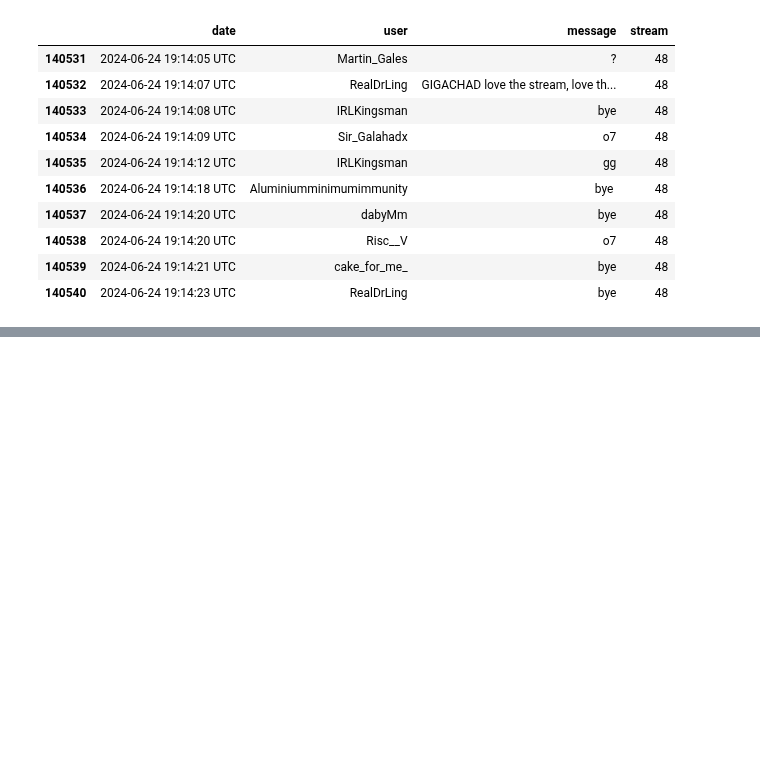
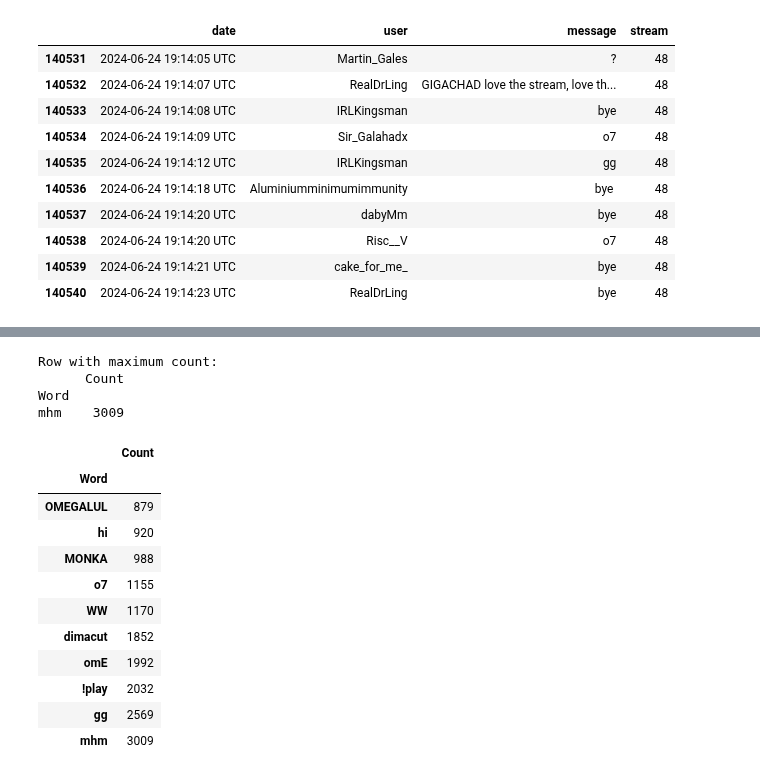
Before and after one commit to balintkardos/ChatlogDorozea, a Jupyter notebook: 7tvusage.ipynb, the cells around one changed output, grey strips where cells are left out. Saved outputs shown, nothing was run; the diff lists cells and outputs as text; code cells hidden in the pictures; blank space fills up the shorter version.

```diff
--- a/7tvusage.ipynb
+++ b/7tvusage.ipynb
@@ -135,0 +151,8 @@ YOUDIED: 64
+# %%
+df = pd.DataFrame(list(word_count.items()), columns=['Word', 'Count'])
+
+# Optionally, set 'Word' column as index
+df.set_index('Word', inplace=True)
+
+# Display the DataFrame
+print(df)
@@ -135,0 +187,28 @@ YOUDIED: 64
+# %%
+max_row = df[df['Count'] == df['Count'].max()]
+
+# Write out the max row
+print("\nRow with maximum count:")
+print(max_row)
+# %% [output]
+Row with maximum count:
+      Count
+Word
+mhm    3009
+# %%
+df = df.sort_values(by='Count')
+# %%
+df.tail(10)
+# %% [output]
+|  | Count |
+| Word |  |
+| OMEGALUL | 879 |
+| hi | 920 |
+| MONKA | 988 |
+| o7 | 1155 |
+| WW | 1170 |
+| dimacut | 1852 |
+| omE | 1992 |
+| !play | 2032 |
+| gg | 2569 |
+| mhm | 3009 |
```
Also changed, not shown: parts of 6 cells of this notebook.
